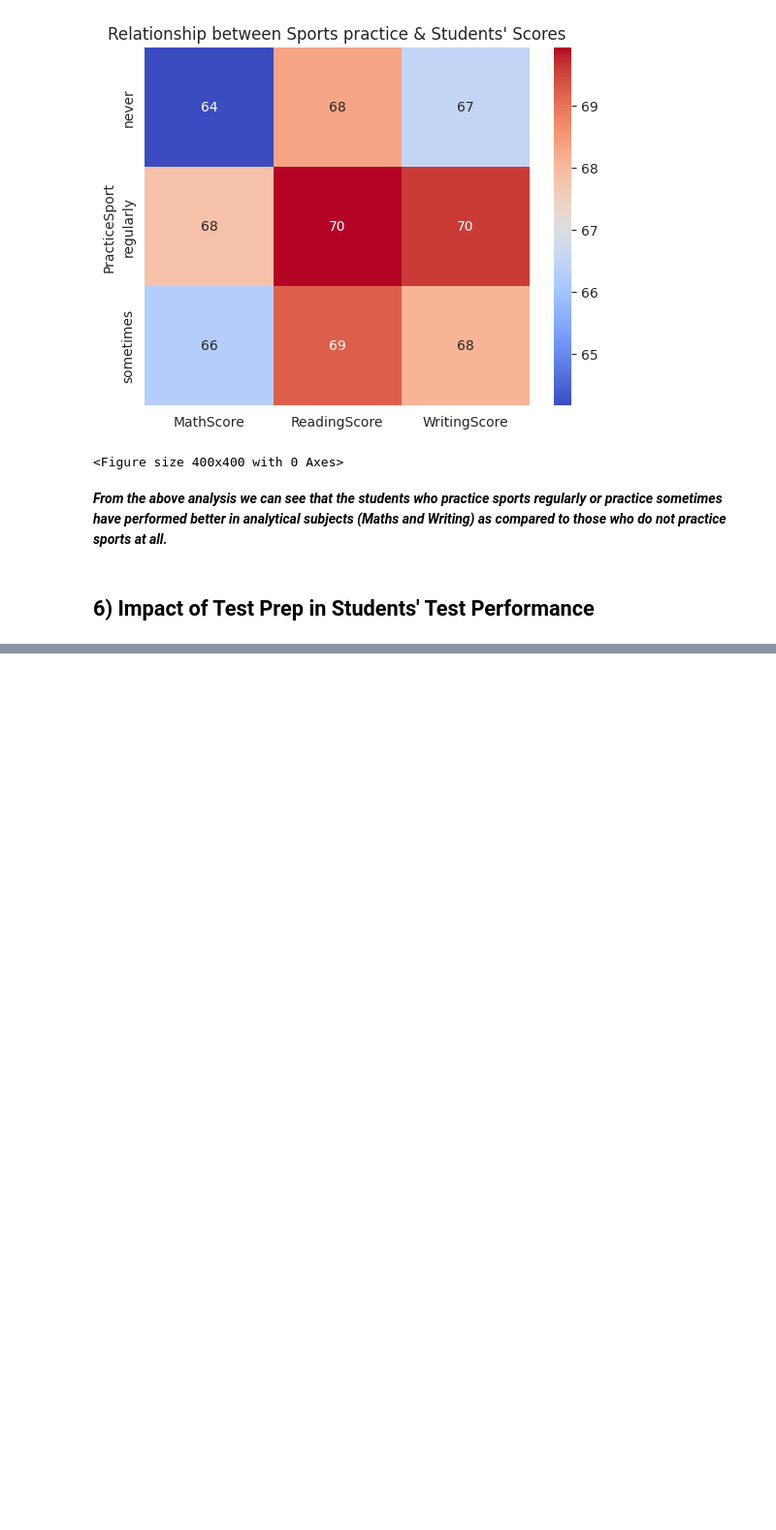
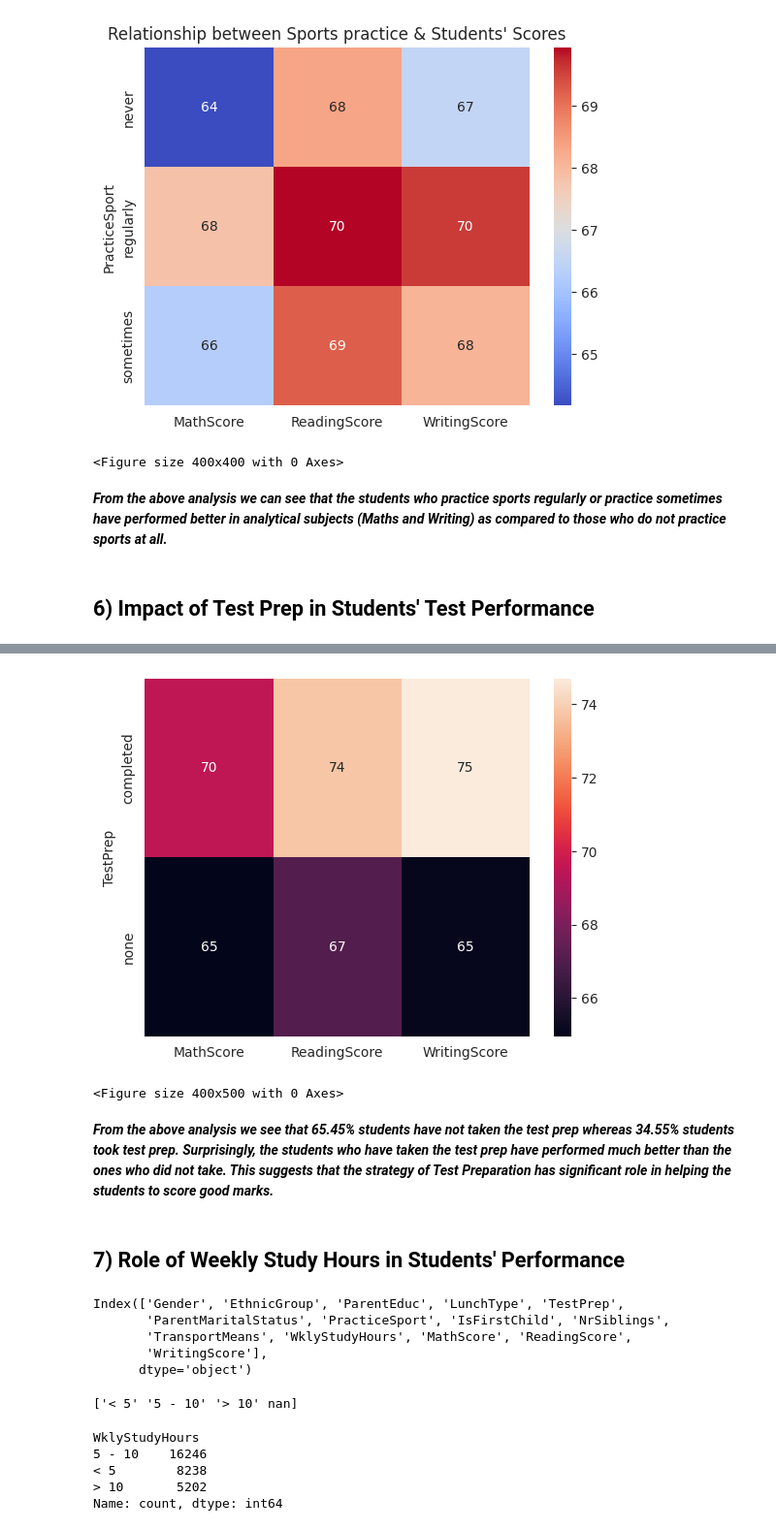
Before and after one commit to HafshaWahab/Students-Test-Scores-Analysis, a Jupyter notebook: students-test-scores-analysis.ipynb, the cells around one changed output, grey strips where cells are left out. Shown: that part at 97% size. Saved outputs shown, nothing was run; the diff lists cells and outputs as text; code cells hidden in the pictures; blank space fills up the shorter version.

```diff
--- a/students-test-scores-analysis.ipynb
+++ b/students-test-scores-analysis.ipynb
@@ -301,0 +333,33 @@ plt.show()
+# %%
+sns.heatmap(test, annot = True)
+plt.figure(figsize=(4,5))
+plt.show()
+# %% [output]
+[figure, added]
+<Figure size 400x500 with 0 Axes>
+# %% [markdown]
+***From the above analysis we see that 65.45% students have not taken the test prep whereas 34.55% students took test prep. Surprisingly, the students who have taken the test prep have performed much better than the ones who did not take. This suggests that the strategy of Test Preparation has significant role in helping the students to score good marks.***
+# %% [markdown]
+## 7) Role of Weekly Study Hours in Students' Performance
+# %%
+df.columns
+# %% [output]
+Index(['Gender', 'EthnicGroup', 'ParentEduc', 'LunchType', 'TestPrep',
+       'ParentMaritalStatus', 'PracticeSport', 'IsFirstChild', 'NrSiblings',
+       'TransportMeans', 'WklyStudyHours', 'MathScore', 'ReadingScore',
+       'WritingScore'],
+      dtype='object')
+# %%
+unique_values = df['WklyStudyHours'].unique()
+print(unique_values)
+# %% [output]
+['< 5' '5 - 10' '> 10' nan]
+# %%
+values=df['WklyStudyHours'].value_counts()
+print(values)
+# %% [output]
+WklyStudyHours
+5 - 10    16246
+< 5        8238
+> 10       5202
+Name: count, dtype: int64
```
Also changed, not shown: parts of 4 cells of this notebook.
